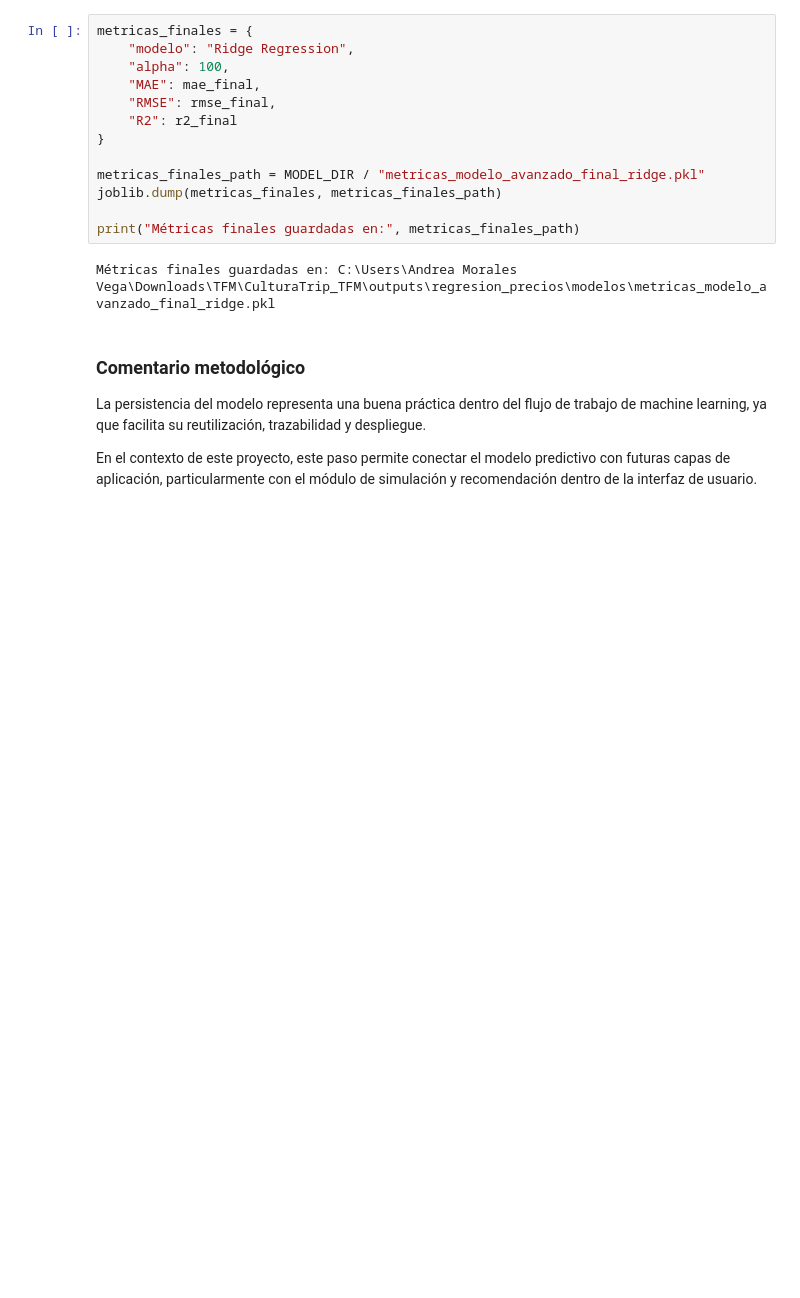
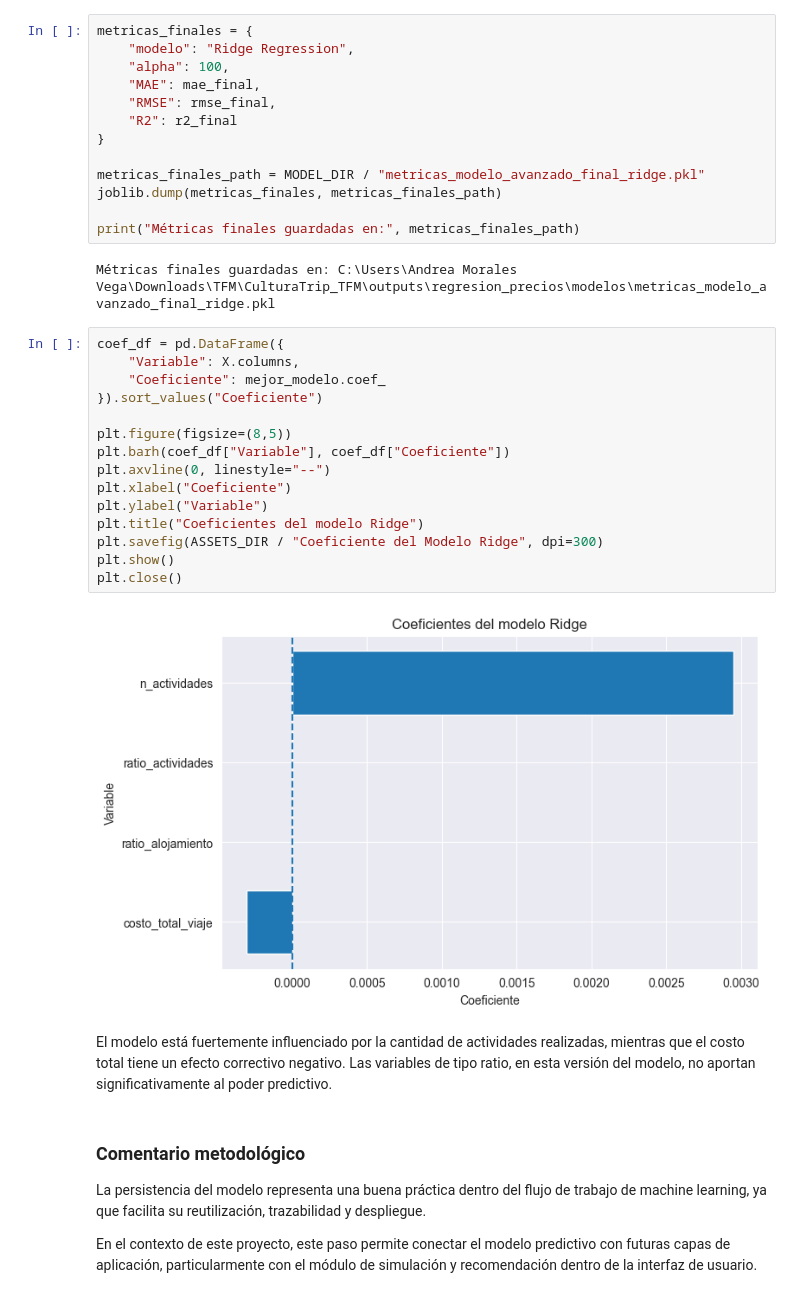
Before and after one commit to moralesvegaandrea-star/CulturaTrip.v2, a Jupyter notebook: Notebook/ML_Model/ML_Avanzado.ipynb, the cells around one changed output. Drawn from its saved outputs; the diff is of its cells as text; blank space fills up the shorter version.

```diff
--- a/Notebook/ML_Model/ML_Avanzado.ipynb
+++ b/Notebook/ML_Model/ML_Avanzado.ipynb
@@ -1663,6 +1691,25 @@ joblib.dump(metricas_finales, metricas_finales_path)
 print("Métricas finales guardadas en:", metricas_finales_path)
 # %% [output]
 Métricas finales guardadas en: C:\Users\Andrea Morales Vega\Downloads\TFM\CulturaTrip_TFM\outputs\regresion_precios\modelos\metricas_modelo_avanzado_final_ridge.pkl
+# %%
+coef_df = pd.DataFrame({
+    "Variable": X.columns,
+    "Coeficiente": mejor_modelo.coef_
+}).sort_values("Coeficiente")
+
+plt.figure(figsize=(8,5))
+plt.barh(coef_df["Variable"], coef_df["Coeficiente"])
+plt.axvline(0, linestyle="--")
+plt.xlabel("Coeficiente")
+plt.ylabel("Variable")
+plt.title("Coeficientes del modelo Ridge")
+plt.savefig(ASSETS_DIR / "Coeficiente del Modelo Ridge", dpi=300)
+plt.show()
+plt.close()
+# %% [output]
+[figure, added]
+# %% [markdown]
+El modelo está fuertemente influenciado por la cantidad de actividades realizadas, mientras que el costo total tiene un efecto correctivo negativo. Las variables de tipo ratio, en esta versión del modelo, no aportan significativamente al poder predictivo.
 # %% [markdown]
 ### Comentario metodológico
 
```
Also changed, not shown: parts of 27 cells of this notebook.
